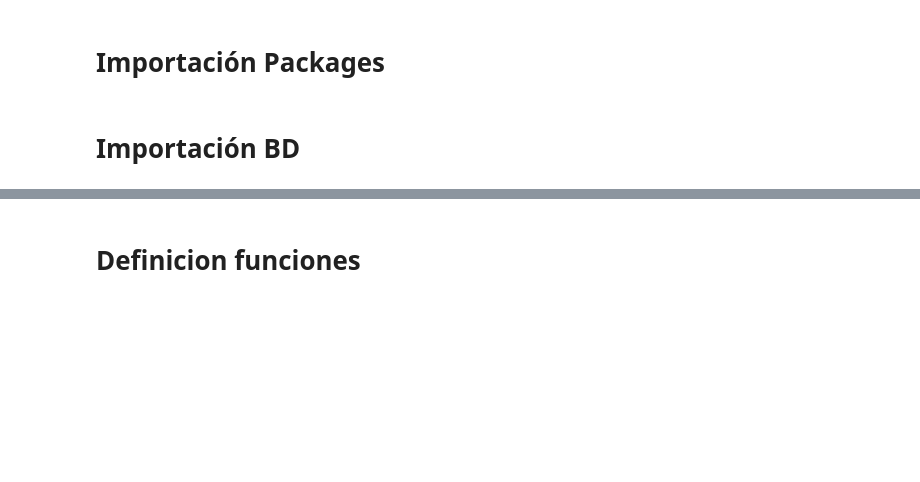
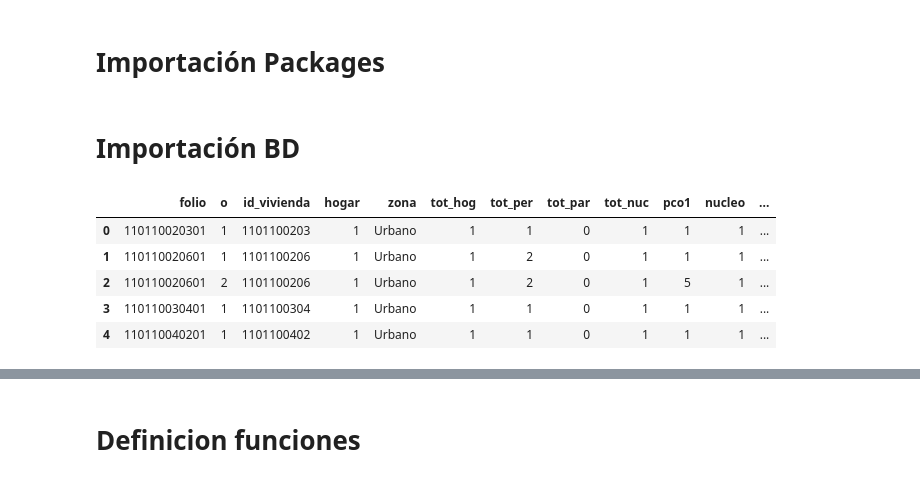
Before and after one commit to Maxmuleiv/Proyecto-Industrial, a Jupyter notebook: AnalisisPobrezaMultidimensional.ipynb, the cells around one changed output, grey strips where cells are left out. Drawn from its saved outputs; the diff is of its cells as text; code cells hidden in the pictures; blank space fills up the shorter version.

```diff
--- a/AnalisisPobrezaMultidimensional.ipynb
+++ b/AnalisisPobrezaMultidimensional.ipynb
@@ -21,0 +23,11 @@ dimensiones = pd.read_csv(url22,";") #importación base datos por dimension
+# %%
+url3="https://github.com/Maxmuleiv/Proyecto-Industrial/blob/master/CASENtipologias.csv?raw=true" #url base datos
+casen = pd.read_csv(url3,";", encoding='iso-8859-1') #importación base datos para calculo tipo hogares y tipologias de las carencias
+casen.head()
+# %% [output]
+|  | folio | o | id_vivienda | hogar | zona | tot_hog | tot_per | tot_par | tot_nuc | pco1 | nucleo | ... |
+| 0 | 110110020301 | 1 | 1101100203 | 1 | Urbano | 1 | 1 | 0 | 1 | 1 | 1 | ... |
+| 1 | 110110020601 | 1 | 1101100206 | 1 | Urbano | 1 | 2 | 0 | 1 | 1 | 1 | ... |
+| 2 | 110110020601 | 2 | 1101100206 | 1 | Urbano | 1 | 2 | 0 | 1 | 5 | 1 | ... |
+| 3 | 110110030401 | 1 | 1101100304 | 1 | Urbano | 1 | 1 | 0 | 1 | 1 | 1 | ... |
+| 4 | 110110040201 | 1 | 1101100402 | 1 | Urbano | 1 | 1 | 0 | 1 | 1 | 1 | ... |
```
Also changed, not shown: parts of 27 cells of this notebook.
